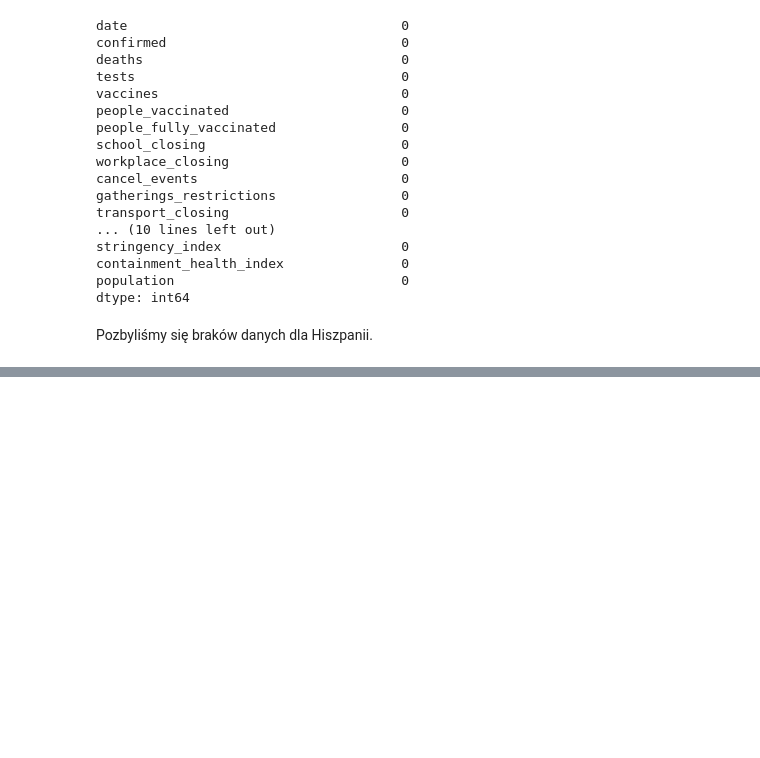
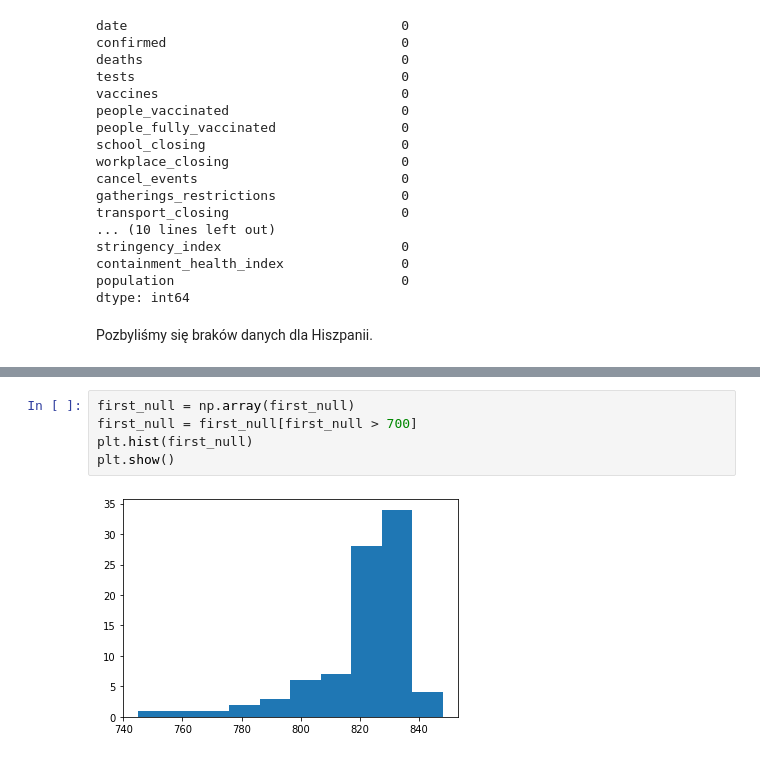
Before and after one commit to kzarnowski/covid19-analysis, a Jupyter notebook: P1.ipynb, the cells around one changed output, grey strips where cells are left out. Saved outputs shown, nothing was run; the diff lists cells and outputs as text; blank space fills up the shorter version.

```diff
--- a/P1.ipynb
+++ b/P1.ipynb
@@ -385,0 +544,7 @@ Pozbyliśmy się braków danych dla Hiszpanii.
+# %%
+first_null = np.array(first_null)
+first_null = first_null[first_null > 700]
+plt.hist(first_null)
+plt.show()
+# %% [output]
+[figure, added]
```
Also changed, not shown: parts of 45 cells of this notebook.
